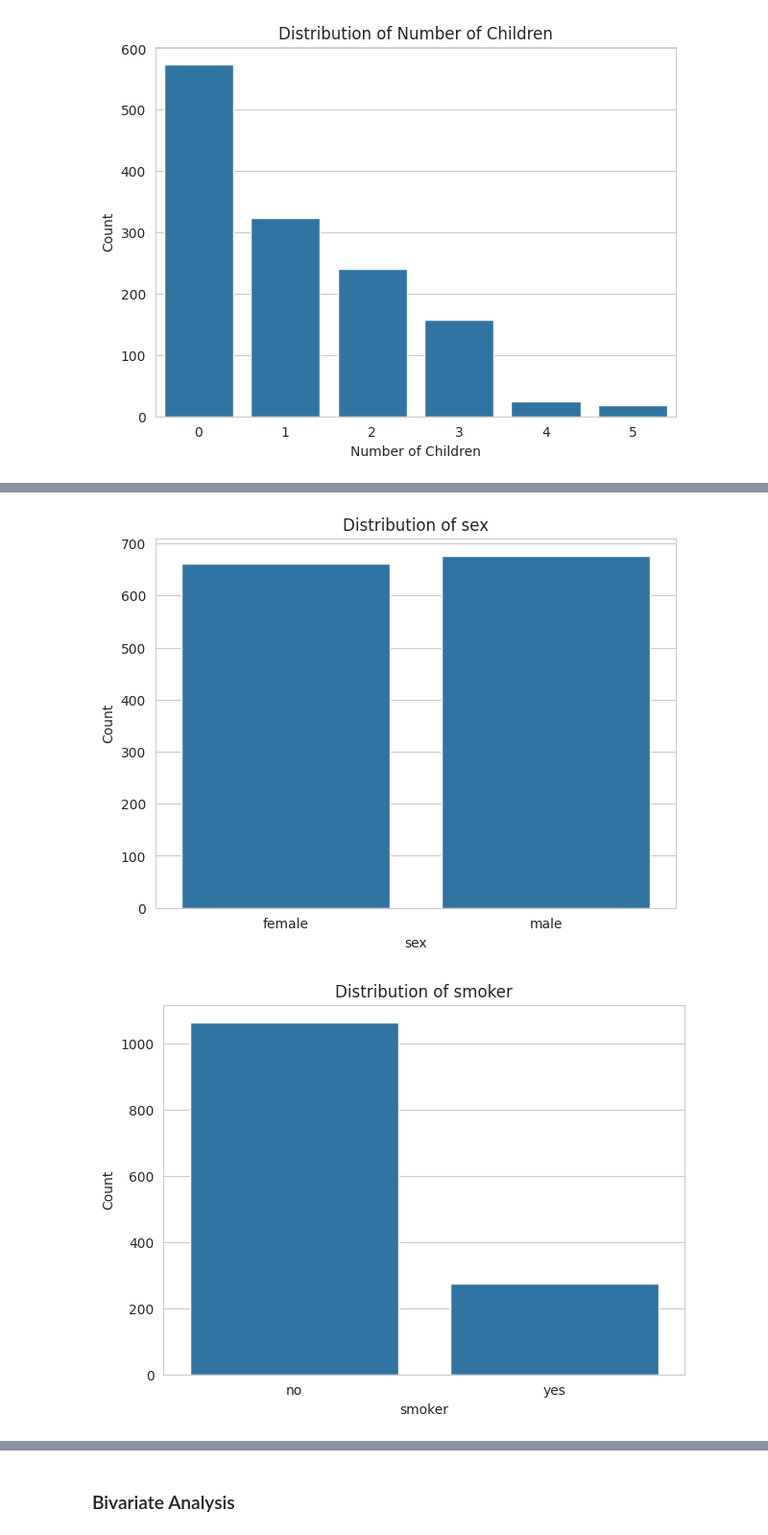
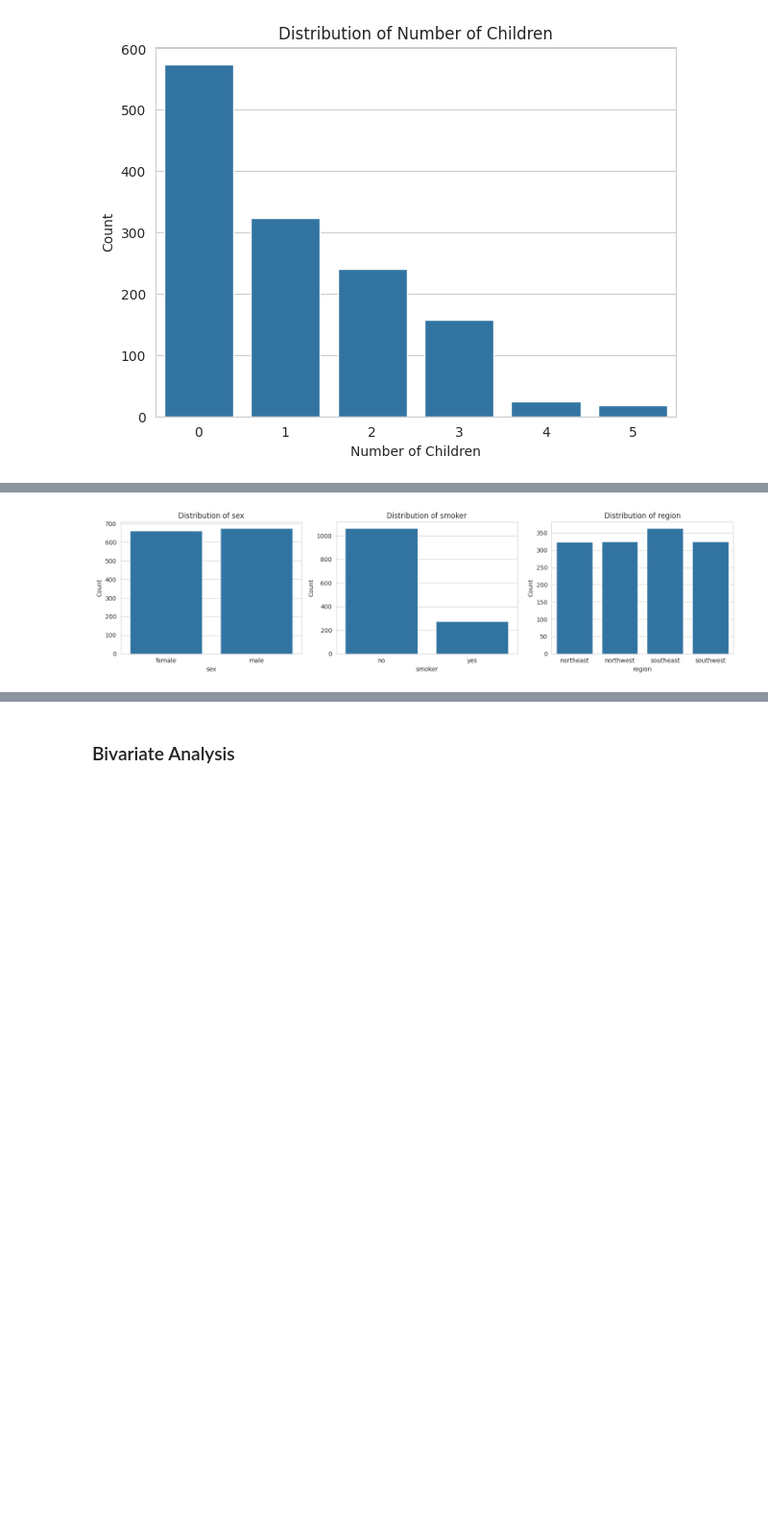
Before and after one commit to MonishDY/AI-Track, a Jupyter notebook: Capstone Project/MonishDY_230701195_Axis_Case_Study.ipynb, the cells around one changed output, grey strips where cells are left out. Shown at 96% size. Cells and saved outputs as stored; diff of their text form; code cells hidden in the pictures; blank space fills up the shorter version.

```diff
--- a/Capstone Project/MonishDY_230701195_Axis_Case_Study.ipynb
+++ b/Capstone Project/MonishDY_230701195_Axis_Case_Study.ipynb
@@ -281,0 +286,12 @@ for col in continuous_cols:
+# %%
+# Violin plots for continuous variables
+fig, axes = plt.subplots(1, 3, figsize=(15, 4))
+
+for ax, col in zip(axes, continuous_cols):
+    sns.violinplot(data=data, x=col, ax=ax)
+    ax.set_title(f'Violin Plot of {col}')
+    ax.set_xlabel(col)
+    ax.set_ylabel('')
+
+plt.tight_layout()
+plt.show()
@@ -281,0 +300,14 @@ for col in continuous_cols:
+# %%
+from scipy import stats
+
+# Create horizontal subplots
+fig, axes = plt.subplots(1, 3, figsize=(18, 5))
+
+for ax, col in zip(axes, continuous_cols):
+    stats.probplot(data[col], dist="norm", plot=ax)
+    ax.set_title(f'Q-Q Plot of {col}')
+    ax.set_xlabel('Theoretical Quantiles')
+    ax.set_ylabel('Sample Quantiles')
+
+plt.tight_layout()
+plt.show()
@@ -316,14 +350,17 @@ Name: count, dtype: int64
 # %%
 # Categorical variables
 categorical_cols = ['sex', 'smoker', 'region']
 
-for col in categorical_cols:
-    plt.figure(figsize=(7,5))
-    sns.countplot(x=col, data=data)
-    plt.title(f'Distribution of {col}')
-    plt.xlabel(col)
-    plt.ylabel('Count')
-    plt.show()
+fig, axes = plt.subplots(1, 3, figsize=(15, 4))
+
+# Plot countplots
+for ax, col in zip(axes, categorical_cols):
+    sns.countplot(data=data, x=col, ax=ax)
+    ax.set_title(f'Distribution of {col}')
+    ax.set_xlabel(col)
+    ax.set_ylabel('Count')
+
+plt.tight_layout()
+plt.show()
 # %% [output]
-[figure, old version]
+[figure, new version]
-[figure, removed]
```
Also changed, not shown: parts of 12 cells of this notebook.
